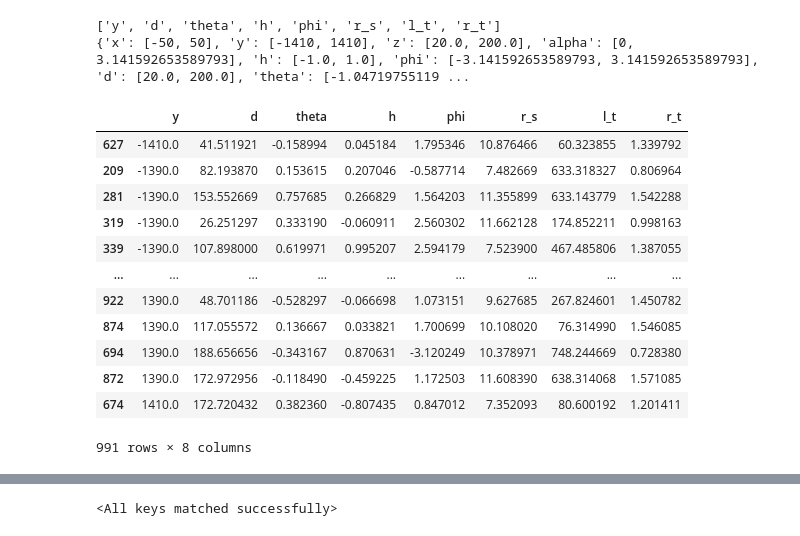
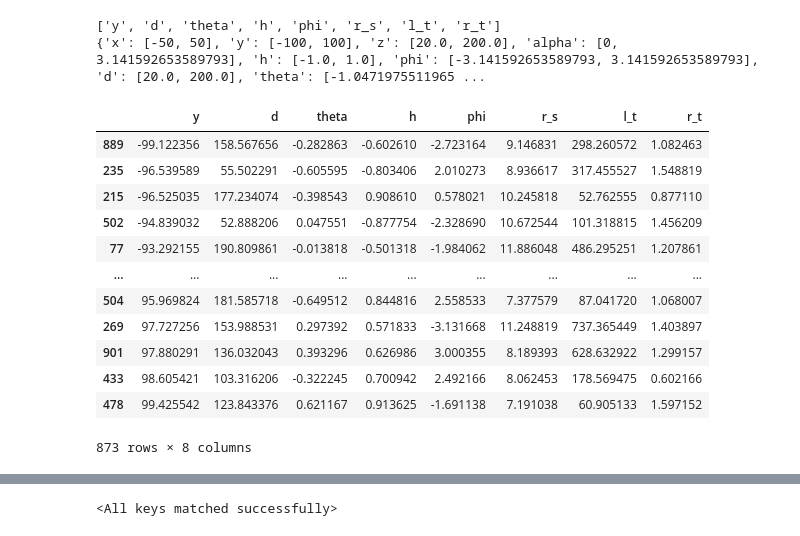
Before and after one commit to chenziao/Stylized-Cell-Inference, a Jupyter notebook: stylized_cell_FCN.ipynb, the cells around one changed output, grey strips where cells are left out. Drawn from its saved outputs; the diff is of its cells as text; code cells hidden in the pictures.

```diff
--- a/stylized_cell_FCN.ipynb
+++ b/stylized_cell_FCN.ipynb
@@ -31,42 +31,50 @@ from cell_inference.utils.feature_extractors.parameterprediction import Classifi
 # %%
 import json
 
-CONFIG_PATH = os.path.join('cell_inference/resources/simulation_data/1000s_y1Loc2Alt_Ori2_Geo3_params/config1.json')
+CONFIG_PATH = os.path.join('cell_inference/resources/simulation_data/1000s_y1Loc2Alt_Ori2_Geo3_params/config0.json')
 
 with open(CONFIG_PATH, 'r') as f:
     config = json.load(f)
 
 inference_list = config['Trial_Parameters']['inference_list']
 ranges = config['Simulation_Parameters']['loc_param_range']
 ranges.update(config['Simulation_Parameters']['geo_param_range'])
+ranges['y'] = [-100, 100]
 feature_range = (-1, 1)
 
 print(inference_list)
 print(ranges)
 
 DATA_PATH = 'cell_inference/resources/simulation_data'
 TRIAL_PATH = os.path.join(DATA_PATH, '1000s_y1Loc2Alt_Ori2_Geo3_params')
 
-LFP_PATH = os.path.join(TRIAL_PATH, 'summ_stats1.npz')  # LFP and labels
+LFP_PATH = os.path.join(TRIAL_PATH, 'summ_stats0.npz')  # LFP and labels
 
 summ_stats   = np.load(LFP_PATH)['x']
 labels = np.load(LFP_PATH)['y']
 
+labels[:,0] = np.load(LFP_PATH)['ys']
+
 df_la = pd.DataFrame(labels, columns=inference_list).sort_values(by='y')
-display(df_la)
+# display(df_la)
+df_bet_la = df_la[df_la['y'].between(-100, 100)].index.values
+
+labels = labels[df_bet_la,:]
+summ_stats = summ_stats[df_bet_la,:]
+display(df_la[df_la['y'].between(-100, 100)])
 # %% [output]
 ['y', 'd', 'theta', 'h', 'phi', 'r_s', 'l_t', 'r_t']
-{'x': [-50, 50], 'y': [-1410, 1410], 'z': [20.0, 200.0], 'alpha': [0, 3.141592653589793], 'h': [-1.0, 1.0], 'phi': [-3.141592653589793, 3.141592653589793], 'd': [20.0, 200.0], 'theta': [-1.04719755119 ...
+{'x': [-50, 50], 'y': [-100, 100], 'z': [20.0, 200.0], 'alpha': [0, 3.141592653589793], 'h': [-1.0, 1.0], 'phi': [-3.141592653589793, 3.141592653589793], 'd': [20.0, 200.0], 'theta': [-1.0471975511965 ...
 |  | y | d | theta | h | phi | r_s | l_t | r_t |
-| 627 | -1410.0 | 41.511921 | -0.158994 | 0.045184 | 1.795346 | 10.876466 | 60.323855 | 1.339792 |
-| 209 | -1390.0 | 82.193870 | 0.153615 | 0.207046 | -0.587714 | 7.482669 | 633.318327 | 0.806964 |
-| 281 | -1390.0 | 153.552669 | 0.757685 | 0.266829 | 1.564203 | 11.355899 | 633.143779 | 1.542288 |
-| 319 | -1390.0 | 26.251297 | 0.333190 | -0.060911 | 2.560302 | 11.662128 | 174.852211 | 0.998163 |
-| 339 | -1390.0 | 107.898000 | 0.619971 | 0.995207 | 2.594179 | 7.523900 | 467.485806 | 1.387055 |
+| 889 | -99.122356 | 158.567656 | -0.282863 | -0.602610 | -2.723164 | 9.146831 | 298.260572 | 1.082463 |
+| 235 | -96.539589 | 55.502291 | -0.605595 | -0.803406 | 2.010273 | 8.936617 | 317.455527 | 1.548819 |
+| 215 | -96.525035 | 177.234074 | -0.398543 | 0.908610 | 0.578021 | 10.245818 | 52.762555 | 0.877110 |
+| 502 | -94.839032 | 52.888206 | 0.047551 | -0.877754 | -2.328690 | 10.672544 | 101.318815 | 1.456209 |
+| 77 | -93.292155 | 190.809861 | -0.013818 | -0.501318 | -1.984062 | 11.886048 | 486.295251 | 1.207861 |
 | ... | ... | ... | ... | ... | ... | ... | ... | ... |
-| 922 | 1390.0 | 48.701186 | -0.528297 | -0.066698 | 1.073151 | 9.627685 | 267.824601 | 1.450782 |
-| 874 | 1390.0 | 117.055572 | 0.136667 | 0.033821 | 1.700699 | 10.108020 | 76.314990 | 1.546085 |
-| 694 | 1390.0 | 188.656656 | -0.343167 | 0.870631 | -3.120249 | 10.378971 | 748.244669 | 0.728380 |
-| 872 | 1390.0 | 172.972956 | -0.118490 | -0.459225 | 1.172503 | 11.608390 | 638.314068 | 1.571085 |
-| 674 | 1410.0 | 172.720432 | 0.382360 | -0.807435 | 0.847012 | 7.352093 | 80.600192 | 1.201411 |
+| 504 | 95.969824 | 181.585718 | -0.649512 | 0.844816 | 2.558533 | 7.377579 | 87.041720 | 1.068007 |
+| 269 | 97.727256 | 153.988531 | 0.297392 | 0.571833 | -3.131668 | 11.248819 | 737.365449 | 1.403897 |
+| 901 | 97.880291 | 136.032043 | 0.393296 | 0.626986 | 3.000355 | 8.189393 | 628.632922 | 1.299157 |
+| 433 | 98.605421 | 103.316206 | -0.322245 | 0.700942 | 2.492166 | 8.062453 | 178.569475 | 0.602166 |
+| 478 | 99.425542 | 123.843376 | 0.621167 | 0.913625 | -1.691138 | 7.191038 | 60.905133 | 1.597152 |
-991 rows × 8 columns
+873 rows × 8 columns
```
Also changed, not shown: parts of 10 cells of this notebook, 4 other files.
